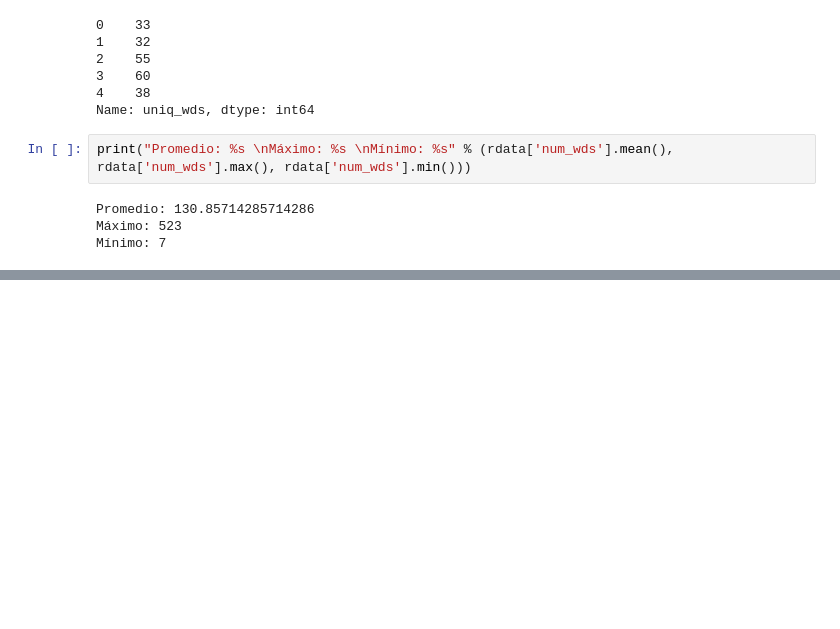
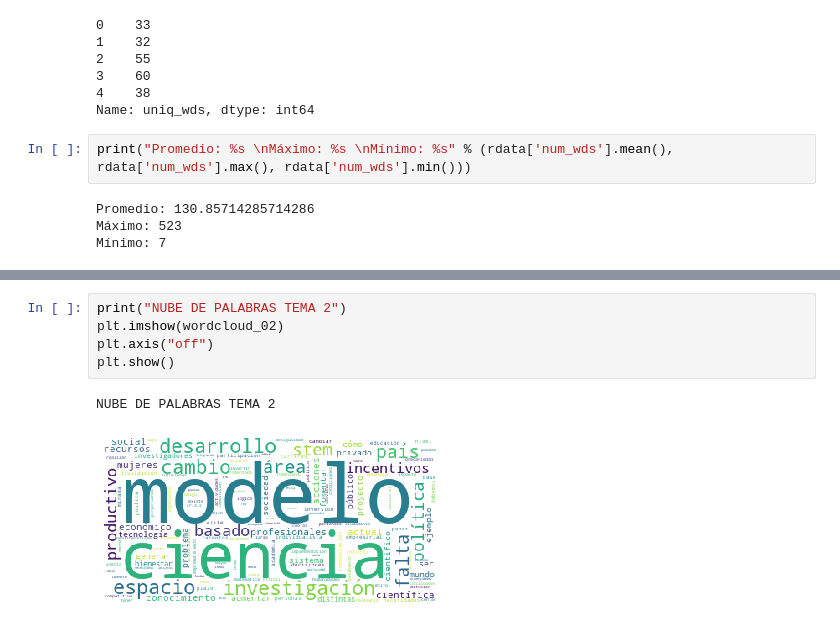
Before and after one commit to cinthyaleonor/mujeres_stem, a Jupyter notebook: cabildo_01.ipynb, the cells around one changed output, grey strips where cells are left out. Drawn from its saved outputs; the diff is of its cells as text; blank space fills up the shorter version.

```diff
--- a/cabildo_01.ipynb
+++ b/cabildo_01.ipynb
@@ -78,0 +135,8 @@ Realizamos el mapa de palabras para verlo más bonito
+# %%
+print("NUBE DE PALABRAS TEMA 2")
+plt.imshow(wordcloud_02)
+plt.axis("off")
+plt.show()
+# %% [output]
+NUBE DE PALABRAS TEMA 2
+[figure, added]
```
Also changed, not shown: parts of 14 cells of this notebook.
